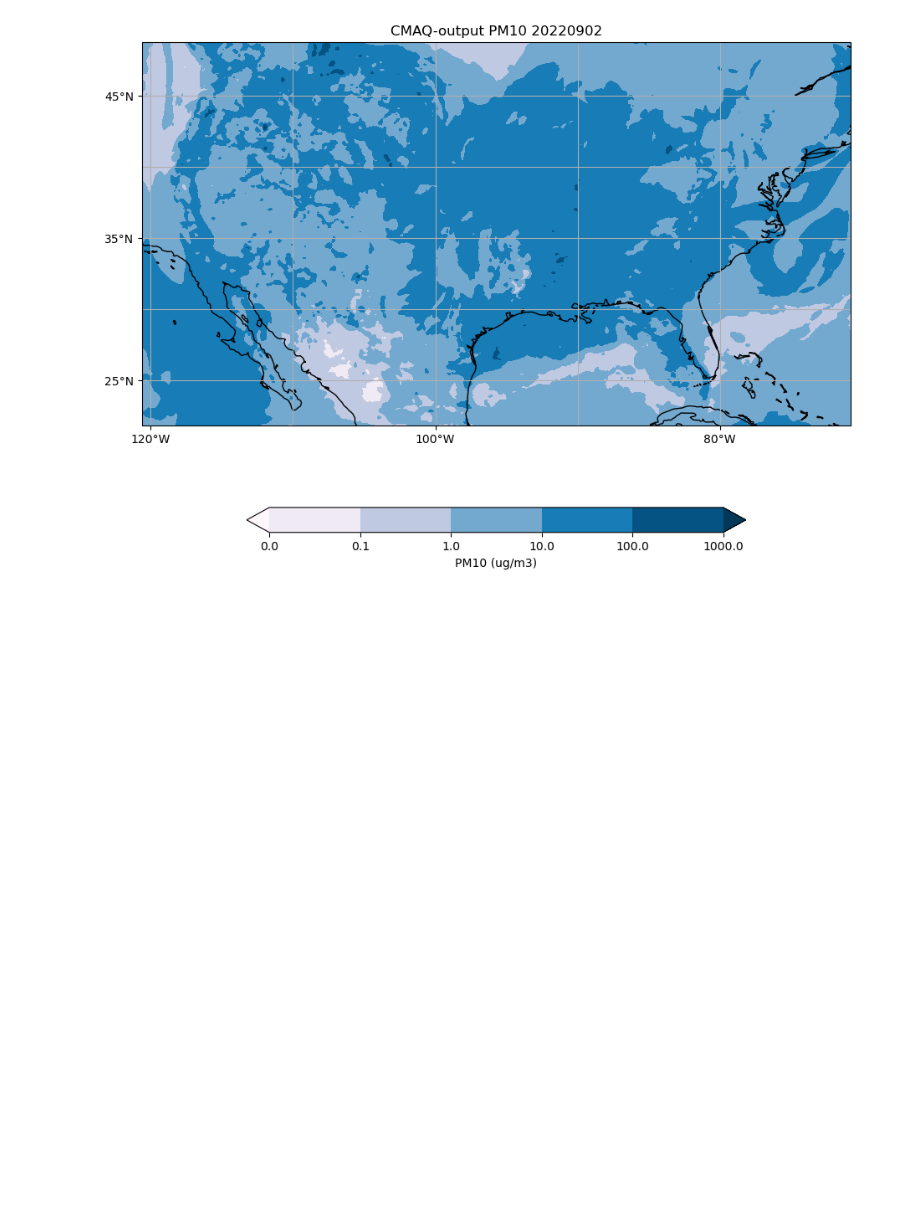
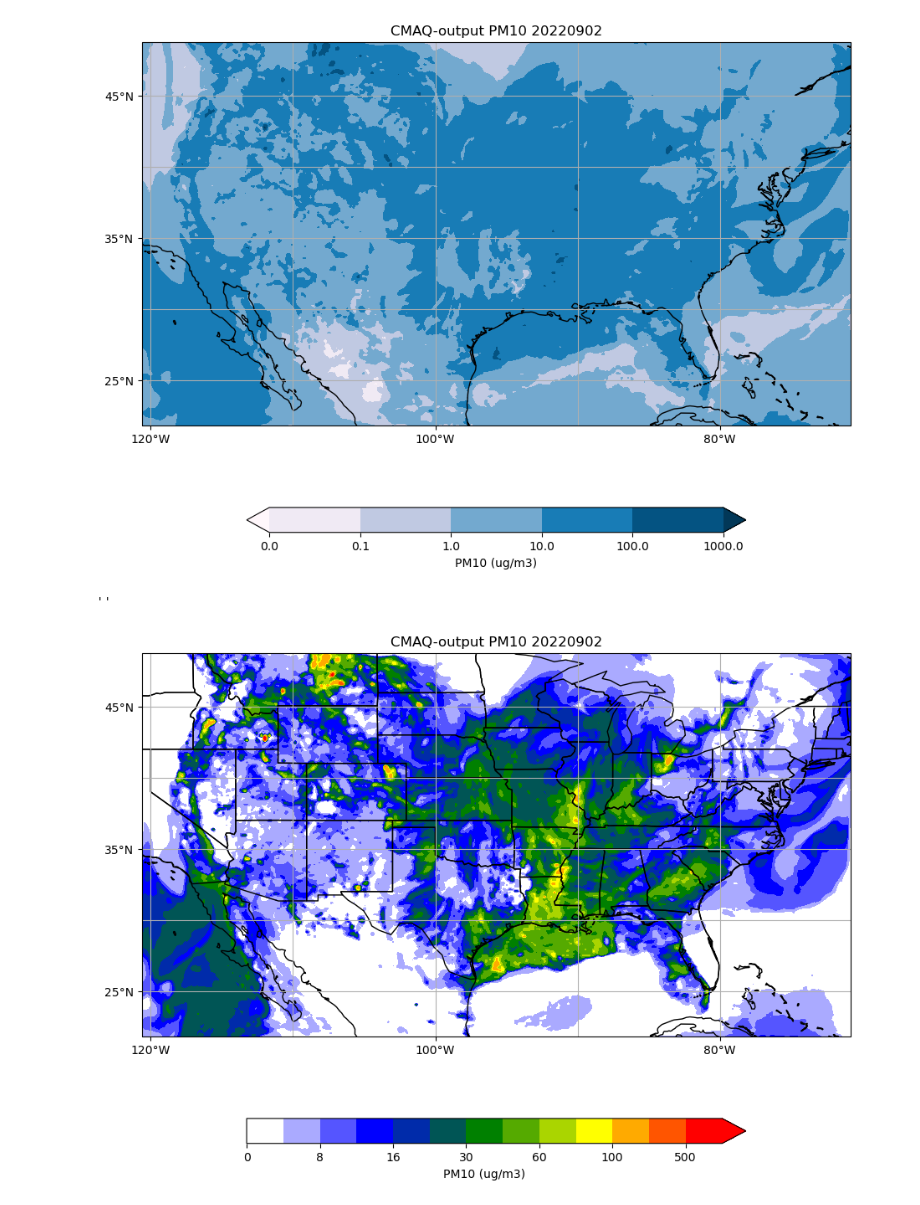
Before and after one commit to shueze/clim680, a Jupyter notebook: PM10.ipynb, the cells around one changed output. Drawn from its saved outputs; the diff is of its cells as text; code cells hidden in the pictures; blank space fills up the shorter version.

```diff
--- a/PM10.ipynb
+++ b/PM10.ipynb
@@ -285,3 +285,70 @@ plt.title('CMAQ-output PM10 20220902')
 # %% [output]
 ''
 [figure]
+# %%
+import matplotlib.colors as colors
+import cartopy.feature as cfeature
+
+# Make the figure larger
+fig = plt.figure(figsize=(11,8.5))
+
+# Set the axes using the specified map projection
+ax=plt.axes(projection=ccrs.PlateCarree())
+#ax=plt.axes(projection=ccrs.Robinson())
+
+
+# Make a filled contour plot
+vmin = 0
+vmax = 100
+
+from matplotlib.cm import ScalarMappable
+levels = 400
+
+level_boundaries = np.linspace(vmin, vmax, levels + 1)
+
+clevs = [0,4,8,12,16,20,30,40,60,80,100,200,500,1000]
+colorslist = ['white','blue','green','yellow','red']
+colormap = colors.LinearSegmentedColormap.from_list('123',colorslist,N=13)
+
+norm = matplotlib.colors.BoundaryNorm(clevs,len(clevs))
+
+cs = ax.contourf(
+            ds['lon'], ds['lat'], ds['PM'][0,0,:,:],
+            clevs,
+            cmap = colormap,
+            norm = norm,
+            extend='max',
+            transform = ccrs.PlateCarree(),
+            )
+
+# Add coastlines and stateslines
+ax.coastlines()
+ax.add_feature(cfeature.STATES.with_scale('110m'))
+
+# Add gridlines
+ax.gridlines()
+
+# Define the xticks for longitude
+ax.set_xticks(np.arange(-120,-69,20), crs=ccrs.PlateCarree())
+lon_formatter = cticker.LongitudeFormatter()
+ax.xaxis.set_major_formatter(lon_formatter)
+
+# Define the yticks for latitude
+ax.set_yticks(np.arange(25,51,10), crs=ccrs.PlateCarree())
+lat_formatter = cticker.LatitudeFormatter()
+ax.yaxis.set_major_formatter(lat_formatter)
+# Add colorbar
+cbar = plt.colorbar(
+            cs,
+            shrink=0.7,
+            orientation='horizontal',
+            label='PM10 (ug/m3)',
+            #ticks=range(vmin, vmax+10, 10),
+            #boundaries=level_boundaries
+            )
+# Add title
+plt.title('CMAQ-output PM10 20220902')
+;
+# %% [output]
+''
+[figure, added]
```
